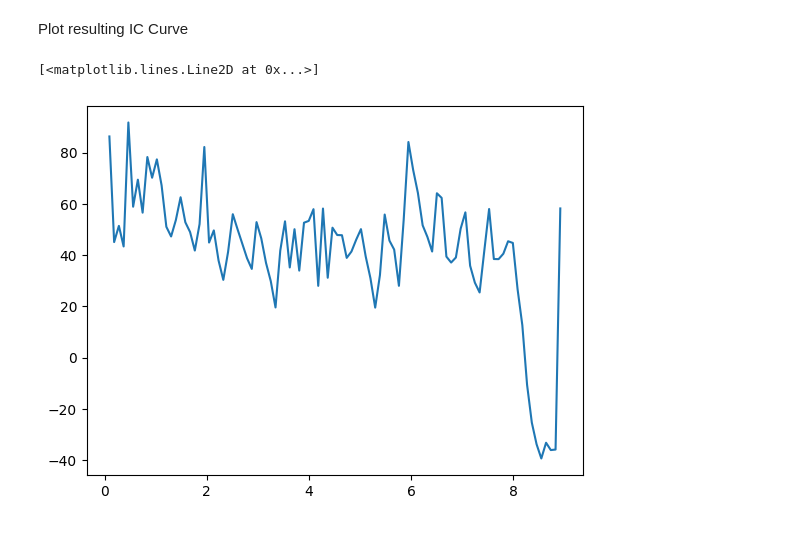
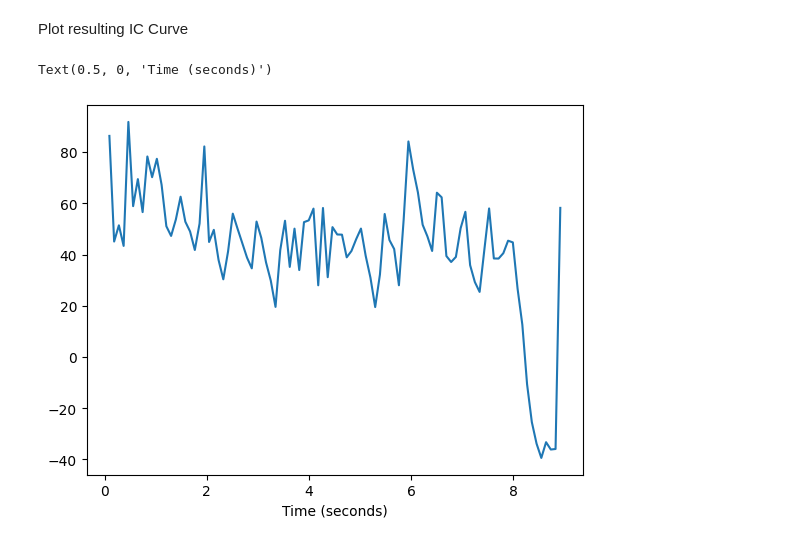
Before and after one commit to SonyCSLParis/audioic, a Jupyter notebook: demo.ipynb, the cells around one changed output. Saved outputs shown, nothing was run; the diff lists cells and outputs as text; code cells hidden in the pictures.

```diff
--- a/demo.ipynb
+++ b/demo.ipynb
@@ -28,7 +28,8 @@ Plot resulting IC Curve
 # %%
 
 time = (np.arange(len(nll)) + 1) * PERIODE_MUSIC_2_LATENT
 plt.plot(time, nll)
+plt.xlabel('Time (seconds)')
 # %% [output]
-[<matplotlib.lines.Line2D at 0x...>]
+Text(0.5, 0, 'Time (seconds)')
-[figure, old version]
+[figure, new version]
```
Also changed, not shown: 1 other file.
